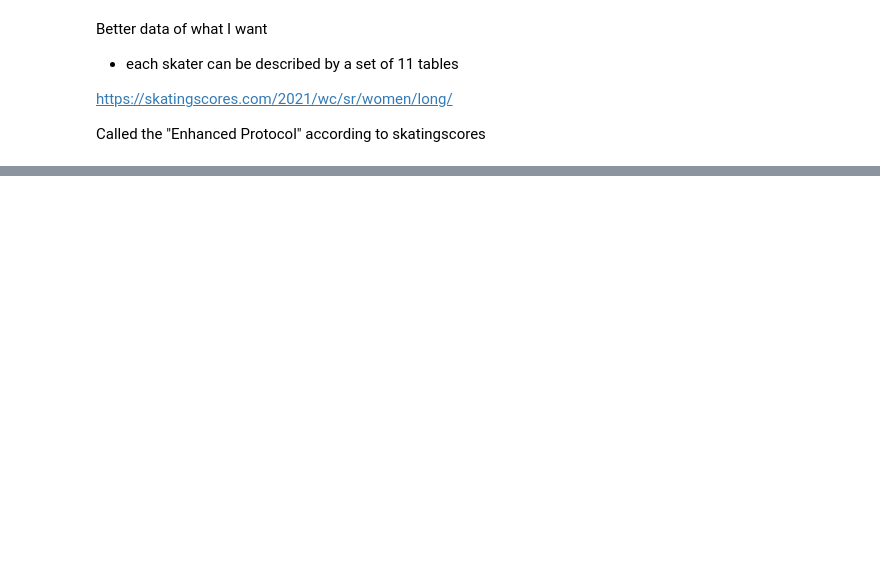
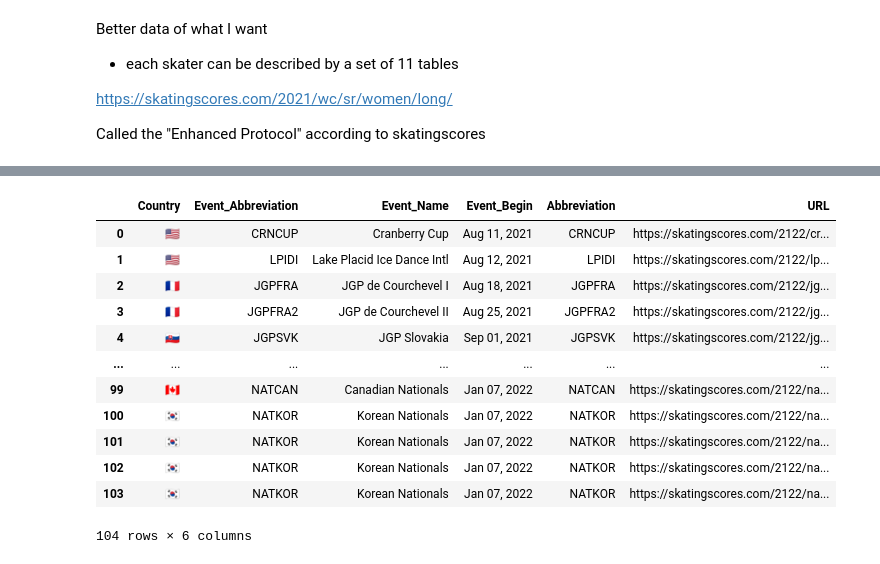
Before and after one commit to WinsonTruong/iceskating, a Jupyter notebook: scrape-skatingscores/scrape.ipynb, the cells around one changed output, grey strips where cells are left out. Saved outputs shown, nothing was run; the diff lists cells and outputs as text; code cells hidden in the pictures; blank space fills up the shorter version.

```diff
--- a/scrape-skatingscores/scrape.ipynb
+++ b/scrape-skatingscores/scrape.ipynb
@@ -253,0 +180,4 @@ component notes
+# %%
+events2122_raw = pd.read_html('https://skatingscores.com/2122/')[1]
+events2122_raw.columns = ['Country', 'Event_Abbreviation', 'Event_Name', 'Event_Begin']
+events2122_raw
@@ -253,0 +198,26 @@ component notes
+# %%
+## CODE CREDIT GOES TO https://stackoverflow.com/questions/56757261/extract-href-using-pandas-read-html, the work below has been modified and is not fully my own
+
+url = 'https://skatingscores.com/2122/'
+df = pd.read_html(url)[1]
+
+response = requests.get(url)
+soup = BeautifulSoup(response.text, 'html.parser')
+soup.prettify()
+tables = soup.find_all("tbody")
+
+links = []
+for tr in tables[1].findAll("tr"):
+    trs = tr.findAll("td")
+    for each in trs:
+        try:
+            link = each.find('a')['href']
+            links.append(link)
+        except:
+            pass
+links_to_events = [url + i[6:] for i in links]
+abbrv_of_valid_events = [i[len(url):-1].upper() for i in links_to_events] # some events were cancelled and are not pulled via this method above
+links_to_completed_events = pd.DataFrame()
+links_to_completed_events['Abbreviation'] = abbrv_of_valid_events
+links_to_completed_events['URL'] = links_to_events
+links_to_completed_events
@@ -253,0 +238,17 @@ component notes
+# %%
+events_2122 = pd.merge(left = events2122_raw, right = links_to_completed_events, left_on = 'Event_Abbreviation', right_on = 'Abbreviation', how = 'inner')
+events_2122
+# %% [output]
+|  | Country | Event_Abbreviation | Event_Name | Event_Begin | Abbreviation | URL |
+| 0 | 🇺🇸 | CRNCUP | Cranberry Cup | Aug 11, 2021 | CRNCUP | https://skatingscores.com/2122/cr... |
+| 1 | 🇺🇸 | LPIDI | Lake Placid Ice Dance Intl | Aug 12, 2021 | LPIDI | https://skatingscores.com/2122/lp... |
+| 2 | 🇫🇷 | JGPFRA | JGP de Courchevel I | Aug 18, 2021 | JGPFRA | https://skatingscores.com/2122/jg... |
+| 3 | 🇫🇷 | JGPFRA2 | JGP de Courchevel II | Aug 25, 2021 | JGPFRA2 | https://skatingscores.com/2122/jg... |
+| 4 | 🇸🇰 | JGPSVK | JGP Slovakia | Sep 01, 2021 | JGPSVK | https://skatingscores.com/2122/jg... |
+| ... | ... | ... | ... | ... | ... | ... |
+| 99 | 🇨🇦 | NATCAN | Canadian Nationals | Jan 07, 2022 | NATCAN | https://skatingscores.com/2122/na... |
+| 100 | 🇰🇷 | NATKOR | Korean Nationals | Jan 07, 2022 | NATKOR | https://skatingscores.com/2122/na... |
+| 101 | 🇰🇷 | NATKOR | Korean Nationals | Jan 07, 2022 | NATKOR | https://skatingscores.com/2122/na... |
+| 102 | 🇰🇷 | NATKOR | Korean Nationals | Jan 07, 2022 | NATKOR | https://skatingscores.com/2122/na... |
+| 103 | 🇰🇷 | NATKOR | Korean Nationals | Jan 07, 2022 | NATKOR | https://skatingscores.com/2122/na... |
+104 rows × 6 columns
```
Also changed, not shown: parts of 20 cells of this notebook.
